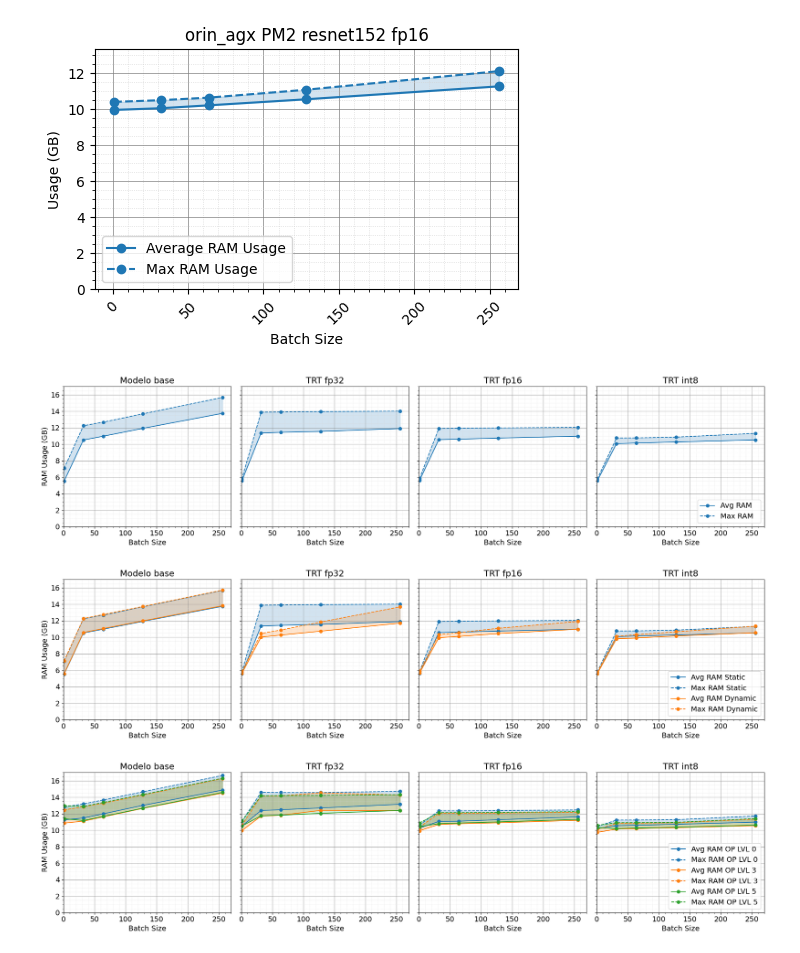
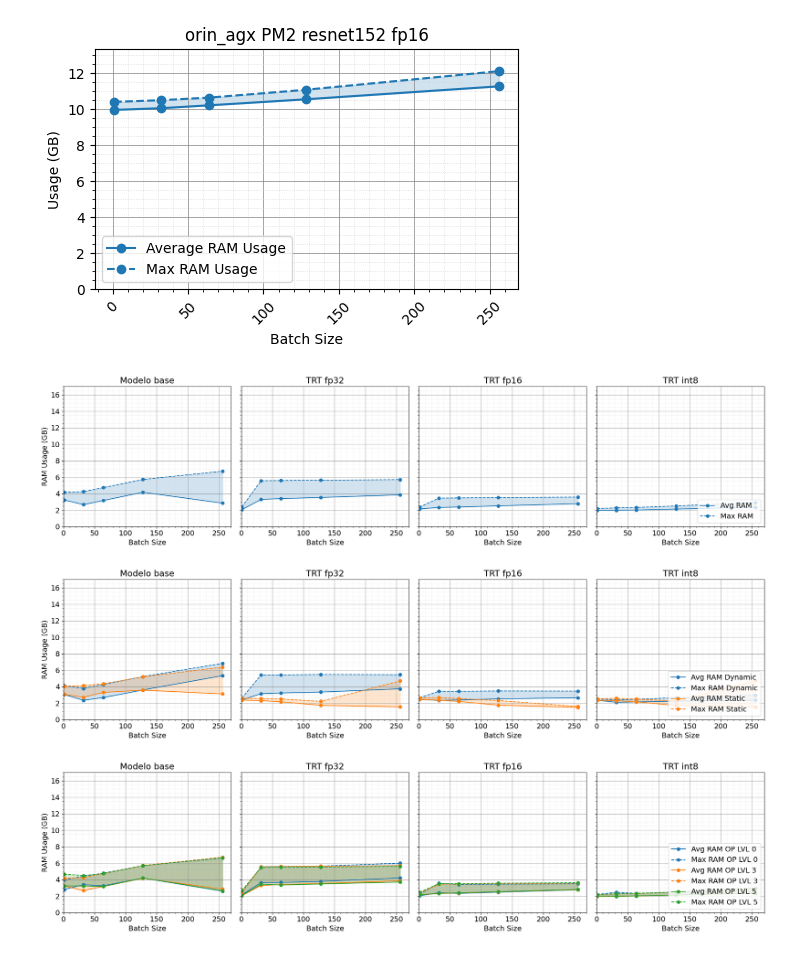
Before and after one commit to Juanx65/ArtTRT, a Jupyter notebook: post_processing/plot_memory_from_tegrastats_logs.ipynb, the cells around one changed output. Cells and saved outputs as stored; diff of their text form; code cells hidden in the pictures.

```diff
--- a/post_processing/plot_memory_from_tegrastats_logs.ipynb
+++ b/post_processing/plot_memory_from_tegrastats_logs.ipynb
@@ -442,7 +442,7 @@ plot_memory_over_batch_size(
 # %%
 # MEMORY PLOTTER, BASE MODEL | TRT FP32 | TRT FP16 | TRT IN8
 
-PLATFORM = 'orin_agx'
+PLATFORM = 'orin_nano'
 
 #OPTIMIZATION
 BASE_MODEL = 'vanilla'
@@ -450,8 +450,8 @@ FP32 = 'fp32'
 FP16 = 'fp16'
 INT8 = 'int8'
 
-NETWORK = 'resnet50'
-POWER_MODE = 'PM2'
+NETWORK = 'resnet152'
+POWER_MODE = 'PM0'
 BUILD_TYPE = 'dynamic'
 OPLVL = 'OPLVL3'
 
@@ -492,11 +492,11 @@ plot_memory_horizontal_plots(
     [' ']
 )
 # %% [output]
-[figure, old version]
+[figure, new version]
 # %%
 # STATIC VS DYNAMIC MEMORY PLOTTER
 
-PLATFORM = 'orin_agx'
+PLATFORM = 'orin_nano'
 
 #OPTIMIZATION
 BASE_MODEL = 'vanilla'
@@ -505,7 +505,7 @@ FP16 = 'fp16'
 INT8 = 'int8'
 
 NETWORK = 'resnet50'
-POWER_MODE = 'PM2'
+POWER_MODE = 'PM0'
 DYNAMIC = 'dynamic'
 STATIC = 'static'
 OPLVL = 'OPLVL3'
@@ -573,14 +573,14 @@ plot_memory_horizontal_plots(
     ],
     [ 1,32,64,128,256],
     ['Modelo base', 'TRT fp32', 'TRT fp16', 'TRT int8'],
-    ['Static', 'Dynamic']
+    ['Dynamic', 'Static']
 )
 # %% [output]
-[figure, old version]
+[figure, new version]
 # %%
 # OPTIMIZATION LEVEL PLOTTER
 
-PLATFORM = 'orin_agx'
+PLATFORM = 'orin_nano'
 
 #OPTIMIZATION
 BASE_MODEL = 'vanilla'
@@ -589,7 +589,7 @@ FP16 = 'fp16'
 INT8 = 'int8'
 
 NETWORK = 'resnet152'
-POWER_MODE = 'PM2'
+POWER_MODE = 'PM0'
 BUILD_TYPE = 'dynamic'
 
 
@@ -669,31 +669,31 @@ data_bs_32_lvl5_int8 = read_data(f'../outputs/tegrastats_log/tegrastats_log_{PLA
 data_bs_64_lvl5_int8 = read_data(f'../outputs/tegrastats_log/tegrastats_log_{PLATFORM}/{INT8}_{NETWORK}_bs_64_{POWER_MODE}_{BUILD_TYPE}_{OPLVL5}.txt')
 data_bs_128_lvl5_int8 = read_data(f'../outputs/tegrastats_log/tegrastats_log_{PLATFORM}/{INT8}_{NETWORK}_bs_128_{POWER_MODE}_{BUILD_TYPE}_{OPLVL5}.txt')
 data_bs_256_lvl5_int8 = read_data(f'../outputs/tegrastats_log/tegrastats_log_{PLATFORM}/{INT8}_{NETWORK}_bs_256_{POWER_MODE}_{BUILD_TYPE}_{OPLVL5}.txt')
 
 plot_memory_horizontal_plots(
     [
         [[ data_bs_1, data_bs_32, data_bs_64,data_bs_128,data_bs_256],
         [ data_bs_1_fp32, data_bs_32_fp32, data_bs_64_fp32,data_bs_128_fp32,data_bs_256_fp32]
         ,[ data_bs_1_fp16, data_bs_32_fp16, data_bs_64_fp16,data_bs_128_fp16,data_bs_256_fp16]
         ,[ data_bs_1_int8, data_bs_32_int8, data_bs_64_int8,data_bs_128_int8,data_bs_256_int8]
         ],
 
         [[ data_bs_1_lvl3, data_bs_32_lvl3, data_bs_64_lvl3,data_bs_128_lvl3,data_bs_256_lvl3],
         [ data_bs_1_lvl3_fp32, data_bs_32_lvl3_fp32, data_bs_64_lvl3_fp32,data_bs_128_lvl3_fp32,data_bs_256_lvl3_fp32]
         ,[ data_bs_1_lvl3_fp16, data_bs_32_lvl3_fp16, data_bs_64_lvl3_fp16,data_bs_128_lvl3_fp16,data_bs_256_lvl3_fp16]
         ,[ data_bs_1_lvl3_int8, data_bs_32_lvl3_int8, data_bs_64_lvl3_int8,data_bs_128_lvl3_int8,data_bs_256_lvl3_int8]
         ],
 
 
         [[ data_bs_1_lvl5, data_bs_32_lvl5, data_bs_64_lvl5,data_bs_128_lvl5,data_bs_256_lvl5],
         [ data_bs_1_lvl5_fp32, data_bs_32_lvl5_fp32, data_bs_64_lvl5_fp32,data_bs_128_lvl5_fp32,data_bs_256_lvl5_fp32]
         ,[ data_bs_1_lvl5_fp16, data_bs_32_lvl5_fp16, data_bs_64_lvl5_fp16,data_bs_128_lvl5_fp16,data_bs_256_lvl5_fp16]
         ,[ data_bs_1_lvl5_int8, data_bs_32_lvl5_int8, data_bs_64_lvl5_int8,data_bs_128_lvl5_int8,data_bs_256_lvl5_int8]
         ]
     ],
     [ 1,32,64,128,256],
     ['Modelo base', 'TRT fp32', 'TRT fp16', 'TRT int8'],
     ['OP LVL 0', 'OP LVL 3', 'OP LVL 5']
 )
 # %% [output]
-[figure, old version]
+[figure, new version]
```
Also changed, not shown: parts of 3 cells of this notebook.
